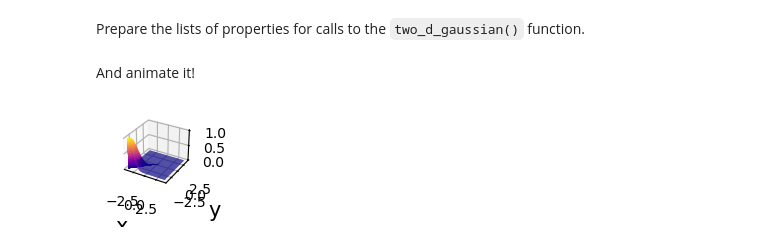
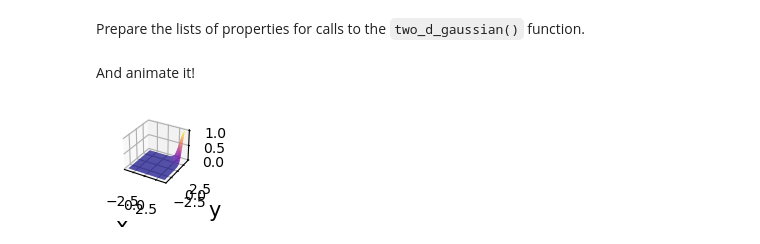
Before and after one commit to akey7/gaussian-animations, a Jupyter notebook: two_dimensional_gaussians.ipynb, the cells around one changed output. Cells and saved outputs as stored; diff of their text form; code cells hidden in the pictures.

```diff
--- a/two_dimensional_gaussians.ipynb
+++ b/two_dimensional_gaussians.ipynb
@@ -58,29 +58,29 @@ And animate it!
 # %%
 dpi = 100
 width = 1080 / 10 / dpi
 height = 1920 / 2 / 10 / dpi
 seconds = 10
 frame_rate_ms = 33
 bgcolor = "#1E1E1E"
 line_color = "#73FBD3"
 axis_color = "#01BAEF"
 annotation_color = "#FFFFFF"
 # heading_text_color = "#FC7753"
 
-xs, ys, zs = two_d_gaussian(x0=x0_steps[0], y0=y0_steps[0])
+xs, ys, zs = two_d_gaussian(x0=x0_steps[299], y0=y0_steps[299])
 fig, axs = plt.subplots(nrows=1, ncols=1, figsize=(width, height), dpi=dpi, subplot_kw={"projection": "3d"})
 xs, ys = np.meshgrid(xs, ys)
 axs.set_xlabel("x", size=15)
 axs.set_ylabel("y", size=15)
 axs.set_zlabel("z", size=15)
 sfc = axs.plot_surface(ys, xs, zs, cmap=cm.plasma, linewidth=0, antialiased=True)
 
-def update(frame):
-    xs, ys, zs = two_d_gaussian(x0=x0_steps[frame], y0=y0_steps[frame])
-    sfc = axs.plot_surface(ys, xs, zs, cmap=cm.plasma, linewidth=0, antialiased=True)
-    return sfc,
+# def update(frame):
+#     xs, ys, zs = two_d_gaussian(x0=x0_steps[frame], y0=y0_steps[frame])
+#     sfc = axs.plot_surface(ys, xs, zs, cmap=cm.plasma, linewidth=0, antialiased=True)
+#     return sfc,
 
-ani = animation.FuncAnimation(fig=fig, func=update, frames=10, interval=ms_per_frame)
-ani.save(filename=os.path.join("output", "single_2d_gaussian.mp4"), writer="ffmpeg")
+# ani = animation.FuncAnimation(fig=fig, func=update, frames=30, interval=ms_per_frame)
+# ani.save(filename=os.path.join("output", "single_2d_gaussian.mp4"), writer="ffmpeg")
 # %% [output]
-[figure, old version]
+[figure, new version]
```
